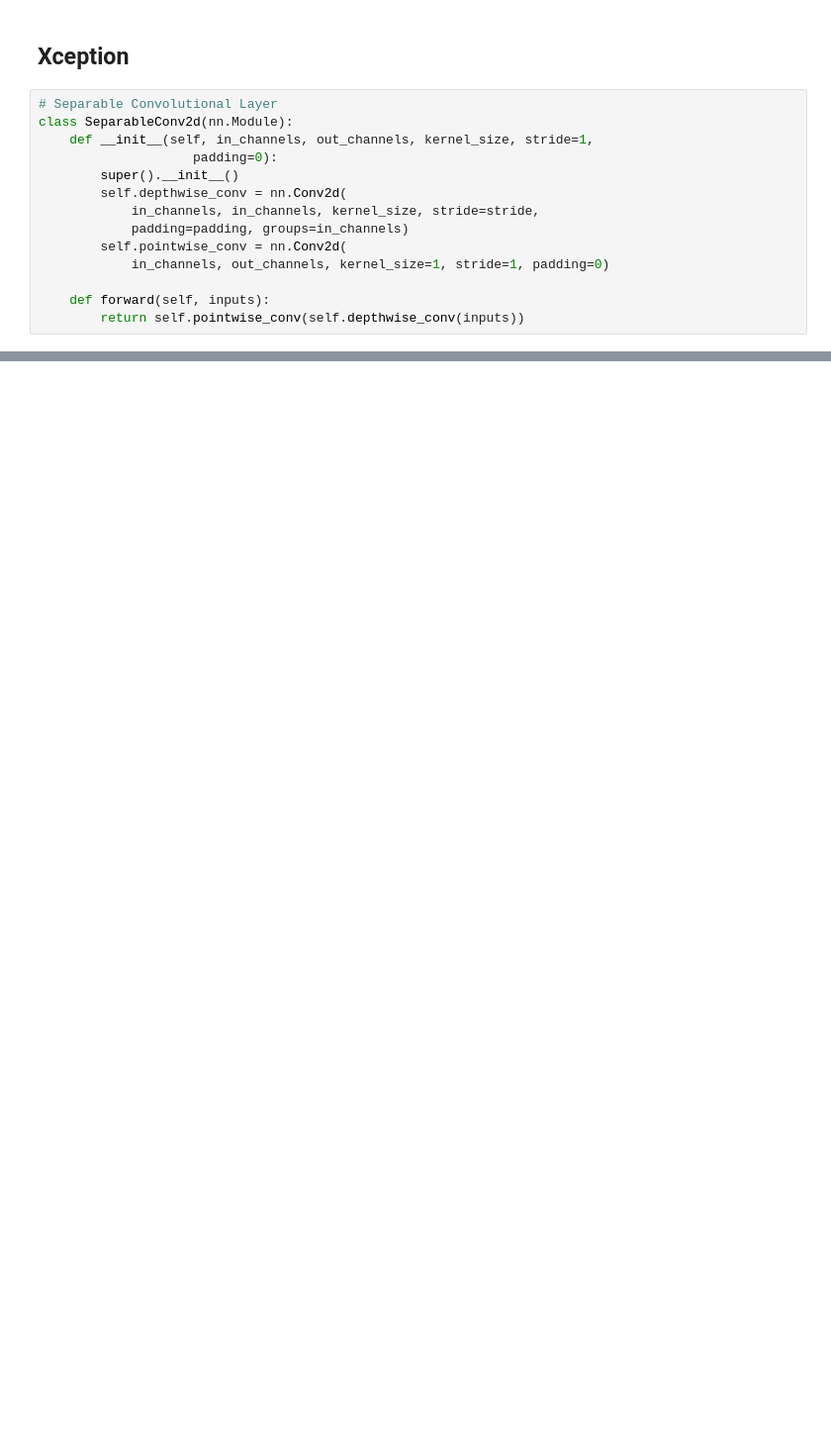
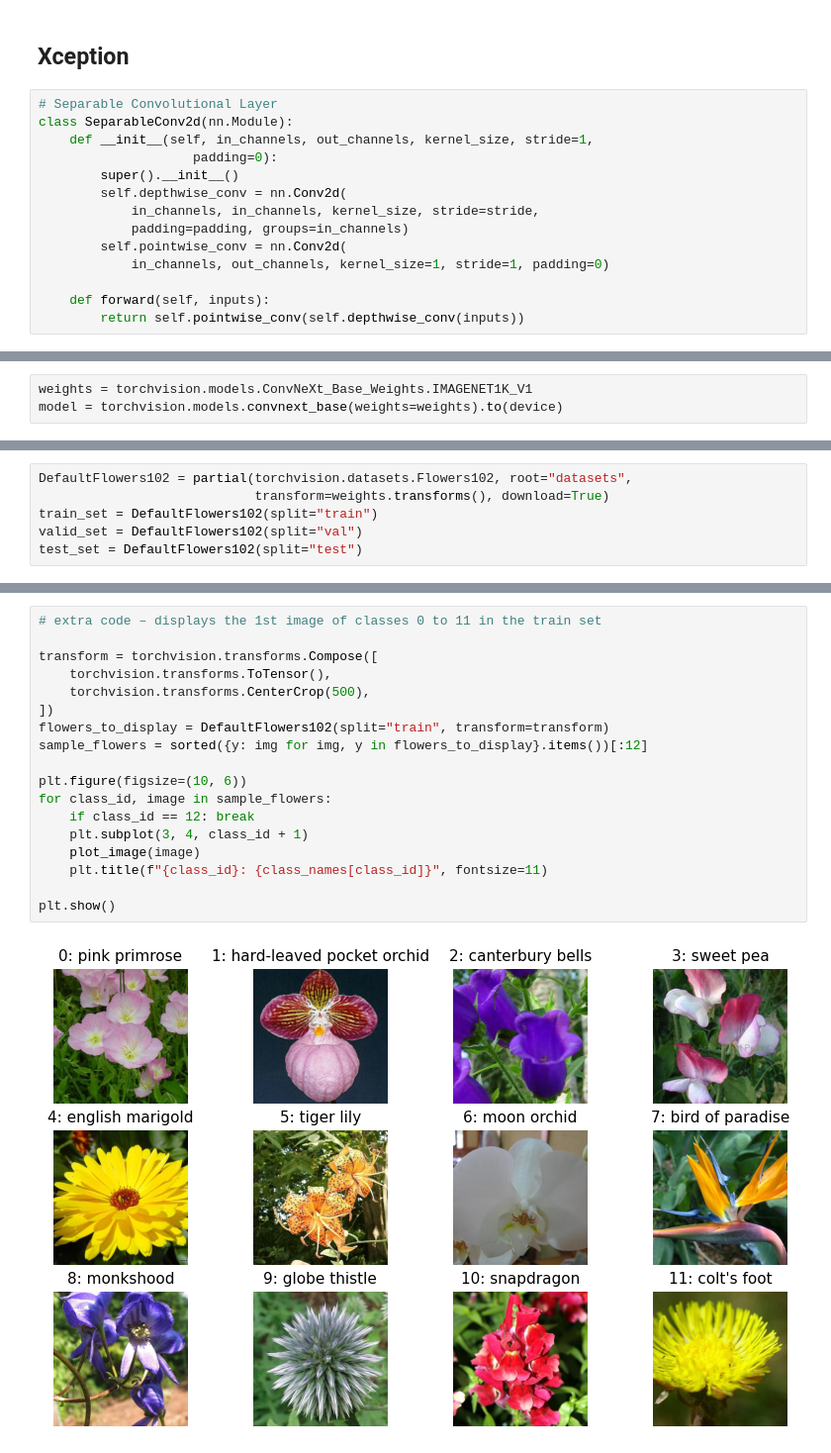
Before and after one commit to KhanUzeb/HOML, a Jupyter notebook: Codes/HOML12_Pytorch.ipynb, the cells around one changed output, grey strips where cells are left out. Shown at 99% size. Drawn from its saved outputs; the diff is of its cells as text; blank space fills up the shorter version.

```diff
--- a/Codes/HOML12_Pytorch.ipynb
+++ b/Codes/HOML12_Pytorch.ipynb
@@ -398,0 +475,3 @@ class SeparableConv2d(nn.Module):
+# %%
+weights = torchvision.models.ConvNeXt_Base_Weights.IMAGENET1K_V1
+model = torchvision.models.convnext_base(weights=weights).to(device)
@@ -398,0 +554,6 @@ class SeparableConv2d(nn.Module):
+# %%
+DefaultFlowers102 = partial(torchvision.datasets.Flowers102, root="datasets",
+                            transform=weights.transforms(), download=True)
+train_set = DefaultFlowers102(split="train")
+valid_set = DefaultFlowers102(split="val")
+test_set = DefaultFlowers102(split="test")
@@ -398,0 +569,20 @@ class SeparableConv2d(nn.Module):
+# %%
+# extra code – displays the 1st image of classes 0 to 11 in the train set
+
+transform = torchvision.transforms.Compose([
+    torchvision.transforms.ToTensor(),
+    torchvision.transforms.CenterCrop(500),
+])
+flowers_to_display = DefaultFlowers102(split="train", transform=transform)
+sample_flowers = sorted({y: img for img, y in flowers_to_display}.items())[:12]
+
+plt.figure(figsize=(10, 6))
+for class_id, image in sample_flowers:
+    if class_id == 12: break
+    plt.subplot(3, 4, class_id + 1)
+    plot_image(image)
+    plt.title(f"{class_id}: {class_names[class_id]}", fontsize=11)
+
+plt.show()
+# %% [output]
+[figure, added]
```
Also changed, not shown: parts of 36 cells of this notebook, 1 other file.
